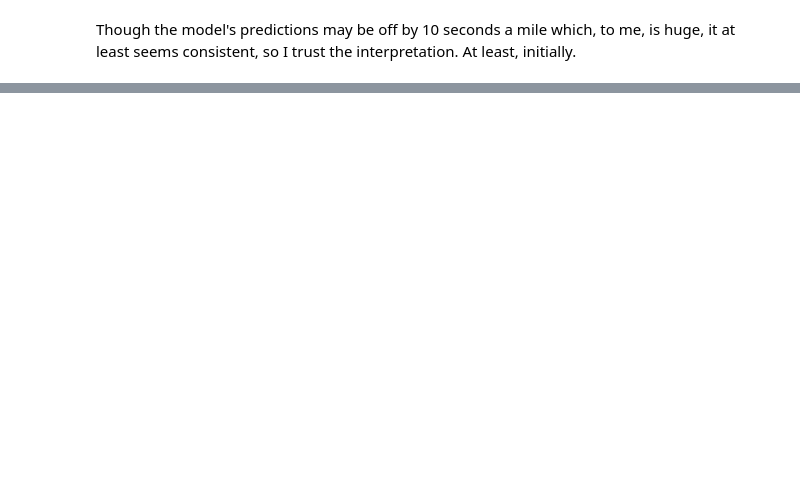
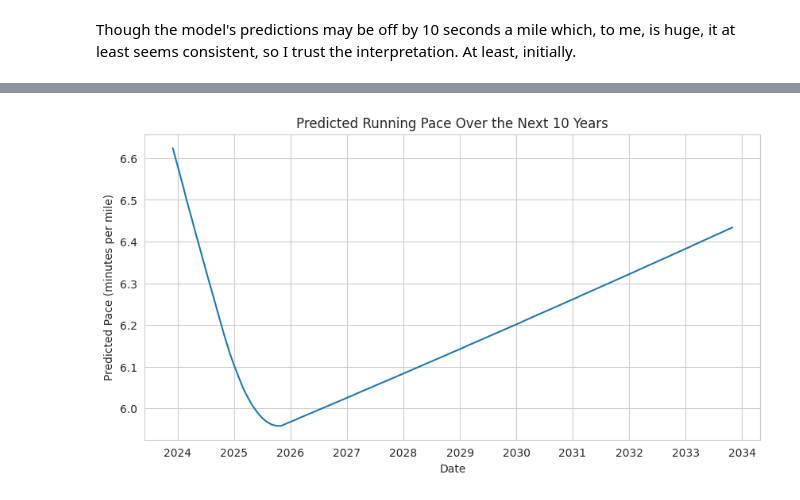
Before and after one commit to sbogucki12/workoutdata, a Jupyter notebook: runlogoct272023-eda.ipynb, the cells around one changed output, grey strips where cells are left out. Drawn from its saved outputs; the diff is of its cells as text; code cells hidden in the pictures; blank space fills up the shorter version.

```diff
--- a/runlogoct272023-eda.ipynb
+++ b/runlogoct272023-eda.ipynb
@@ -471,0 +899,18 @@ Though the model's predictions may be off by 10 seconds a mile which, to me, is
+# %%
+# Convert 6 minutes and 40 seconds to seconds
+target_pace_seconds = 6 * 60 + 40
+
+# The current pace is the last predicted pace from the previous model
+current_pace_seconds = adjusted_future_paces[0]
+
+# Number of months
+n = 12
+
+# Solve the equation for r
+# Future Pace = Current Pace * (1 - r)^n
+# (1 - r)^n = Future Pace / Current Pace
+# 1 - r = (Future Pace / Current Pace)^(1/n)
+# r = 1 - (Future Pace / Current Pace)^(1/n)
+
+r = 1 - (target_pace_seconds / current_pace_seconds) ** (1/n)
+r
@@ -471,0 +1111,51 @@ Though the model's predictions may be off by 10 seconds a mile which, to me, is
+# %%
+import pandas as pd
+import numpy as np
+import matplotlib.pyplot as plt
+from datetime import timedelta, datetime
+
+# Define the starting pace in minutes and seconds (pace at the end of the historical data)
+starting_pace = timedelta(minutes=6, seconds=40)
+
+# Define the rate of improvement per month for the first year (as a decimal)
+improvement_rate = 0.0064
+
+# Define the rate of decline per month after the rates of improvement have diminished
+decline_rate = 0.0008
+
+# Generate future dates for the next ten years, one entry per month
+future_dates = pd.date_range(start=datetime.now(), periods=10*12, freq='M')
+
+# Calculate the predicted pace for each future month
+predicted_paces = []
+pace = starting_pace
+for i in range(len(future_dates)):
+    if i < 12:  # Improvement for the first year
+        pace -= pace * improvement_rate
+    elif i < 24:  # Gradual decrease in improvement rate
+        improvement_rate -= (0.0064 / 12)
+        pace -= pace * improvement_rate
+    else:  # Decline in performance
+        pace += pace * decline_rate
+
+    predicted_paces.append(pace)
+
+# Create a DataFrame
+df_future = pd.DataFrame({
+    'Date': future_dates,
+    'Predicted Pace': predicted_paces
+})
+
+# Convert timedelta to minutes for plotting
+df_future['Predicted Pace (minutes)'] = df_future['Predicted Pace'].dt.total_seconds() / 60
+
+# Plotting
+plt.figure(figsize=(10, 5))
+plt.plot(df_future['Date'], df_future['Predicted Pace (minutes)'])
+plt.xlabel('Date')
+plt.ylabel('Predicted Pace (minutes per mile)')
+plt.title('Predicted Running Pace Over the Next 10 Years')
+plt.grid(True)
+plt.show()
+# %% [output]
+[figure, added]
```
Also changed, not shown: parts of 26 cells of this notebook.
